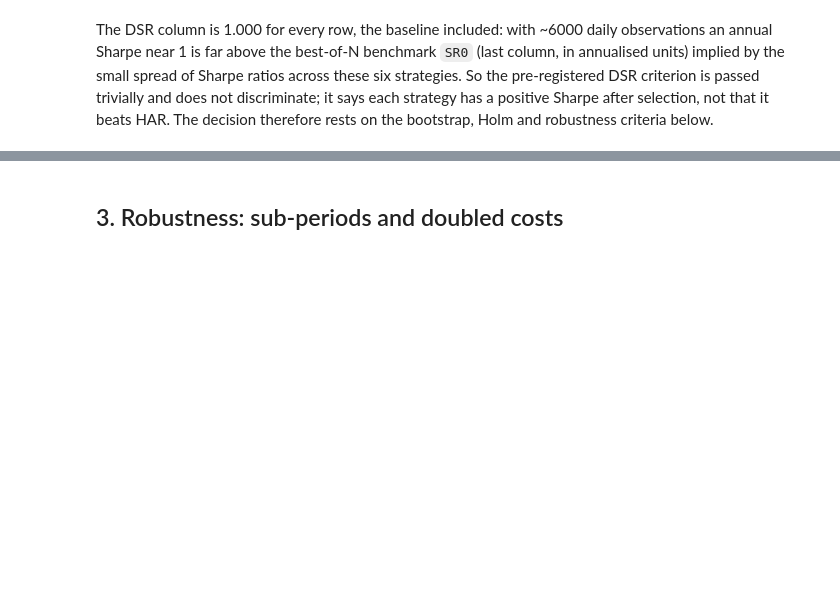
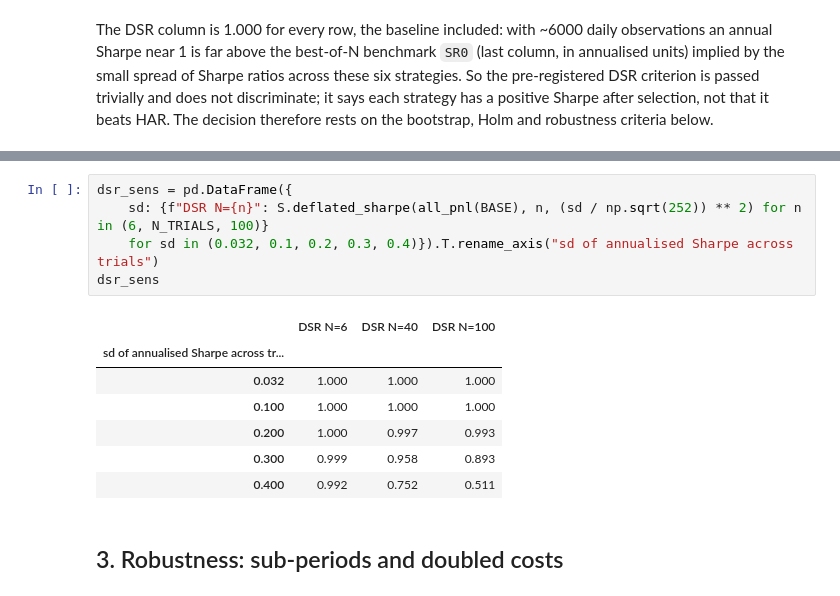
Before and after one commit to jolikewe/leverage_effect, a Jupyter notebook: notebooks/02_strategy_improvements.ipynb, the cells around one changed output, grey strips where cells are left out. Cells and saved outputs as stored; diff of their text form; blank space fills up the shorter version.

```diff
--- a/notebooks/02_strategy_improvements.ipynb
+++ b/notebooks/02_strategy_improvements.ipynb
@@ -108,3 +110,16 @@ The DSR column is 1.000 for every row, the baseline included: with ~6000 daily o
+# %%
+dsr_sens = pd.DataFrame({
+    sd: {f"DSR N={n}": S.deflated_sharpe(all_pnl(BASE), n, (sd / np.sqrt(252)) ** 2) for n in (6, N_TRIALS, 100)}
+    for sd in (0.032, 0.1, 0.2, 0.3, 0.4)}).T.rename_axis("sd of annualised Sharpe across trials")
+dsr_sens
+# %% [output]
+|  | DSR N=6 | DSR N=40 | DSR N=100 |
+| sd of annualised Sharpe across tr... |  |  |  |
+| 0.032 | 1.000 | 1.000 | 1.000 |
+| 0.100 | 1.000 | 1.000 | 1.000 |
+| 0.200 | 1.000 | 0.997 | 0.993 |
+| 0.300 | 0.999 | 0.958 | 0.893 |
+| 0.400 | 0.992 | 0.752 | 0.511 |
 # %% [markdown]
 ## 3. Robustness: sub-periods and doubled costs
 # %%
```
Also changed, not shown: parts of 1 cell of this notebook, 7 other files.
